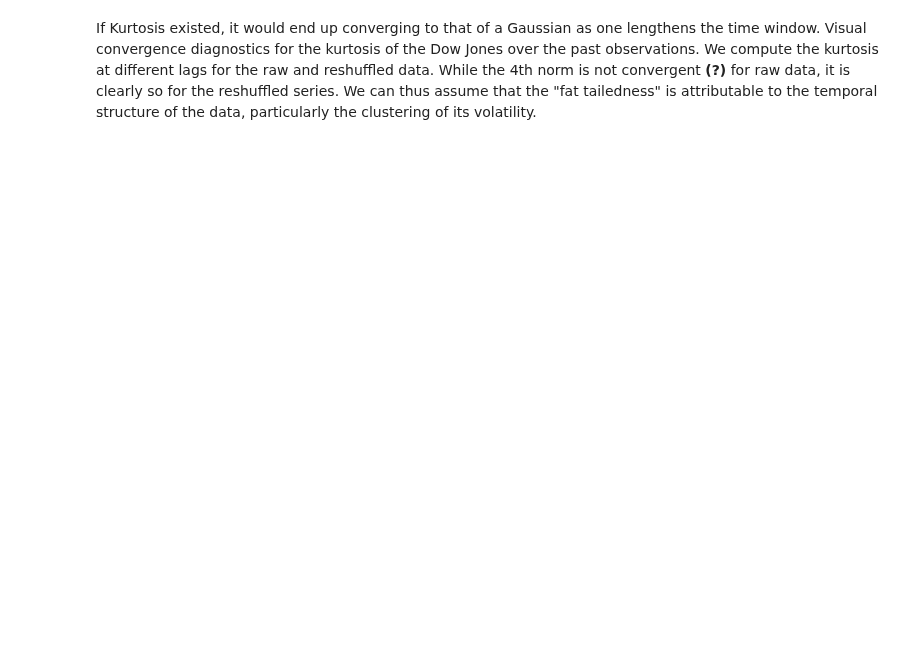
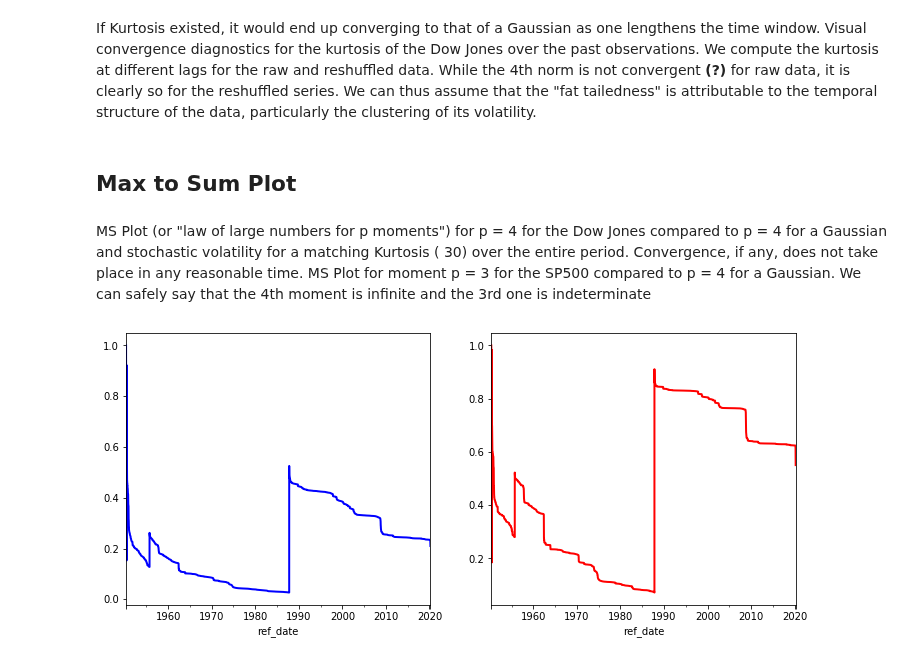
Before and after one commit to lucaberlanda/Magazzino, a Jupyter notebook: Finance/dow_jones.ipynb, the cells around one changed output. Cells and saved outputs as stored; diff of their text form; code cells hidden in the pictures; blank space fills up the shorter version.

```diff
--- a/Finance/dow_jones.ipynb
+++ b/Finance/dow_jones.ipynb
@@ -85,2 +89,21 @@ plt.show()
 # %% [markdown]
 If Kurtosis existed, it would end up converging to that of a Gaussian as one lengthens the time window. Visual convergence diagnostics for the kurtosis of the Dow Jones over the past observations. We compute the kurtosis at different lags for the raw and reshuffled data. While the 4th norm is not convergent **(?)** for raw data, it is clearly so for the reshuffled series. We can thus assume that the "fat tailedness" is attributable to the temporal structure of the data, particularly the clustering of its volatility.
+# %% [markdown]
+## Max to Sum Plot
+# %% [markdown]
+MS Plot (or "law of large numbers for p moments") for p = 4 for the Dow Jones compared to p = 4 for a Gaussian and stochastic volatility for a matching Kurtosis ( 30) over the entire period. Convergence, if any, does not take place in any reasonable time. MS Plot for moment p = 3 for the SP500 compared to p = 4 for a Gaussian. We can safely say that the 4th moment is infinite and the 3rd one is indeterminate
+# %%
+dj_ret_fourth = dj_ret.dropna()**4
+dj_ret_third = dj_ret.dropna()**3
+
+max_to_sum_third = abs(dj_ret_third).expanding().max() / abs(dj_ret_third).expanding().sum()
+max_to_sum_fourth = dj_ret_fourth.expanding().max() / dj_ret_fourth.expanding().sum()
+
+fig2 = plt.figure(figsize=(12, 5))
+ax3 = fig2.add_subplot(121)
+ax4 = fig2.add_subplot(122)
+max_to_sum_third.plot(ax=ax3, color='blue', linewidth=2)
+max_to_sum_fourth.plot(ax=ax4, color='red', linewidth=2)
+plt.show()
+# %% [output]
+[figure, added]
```
Also changed, not shown: parts of 6 cells of this notebook, 6 other files.
